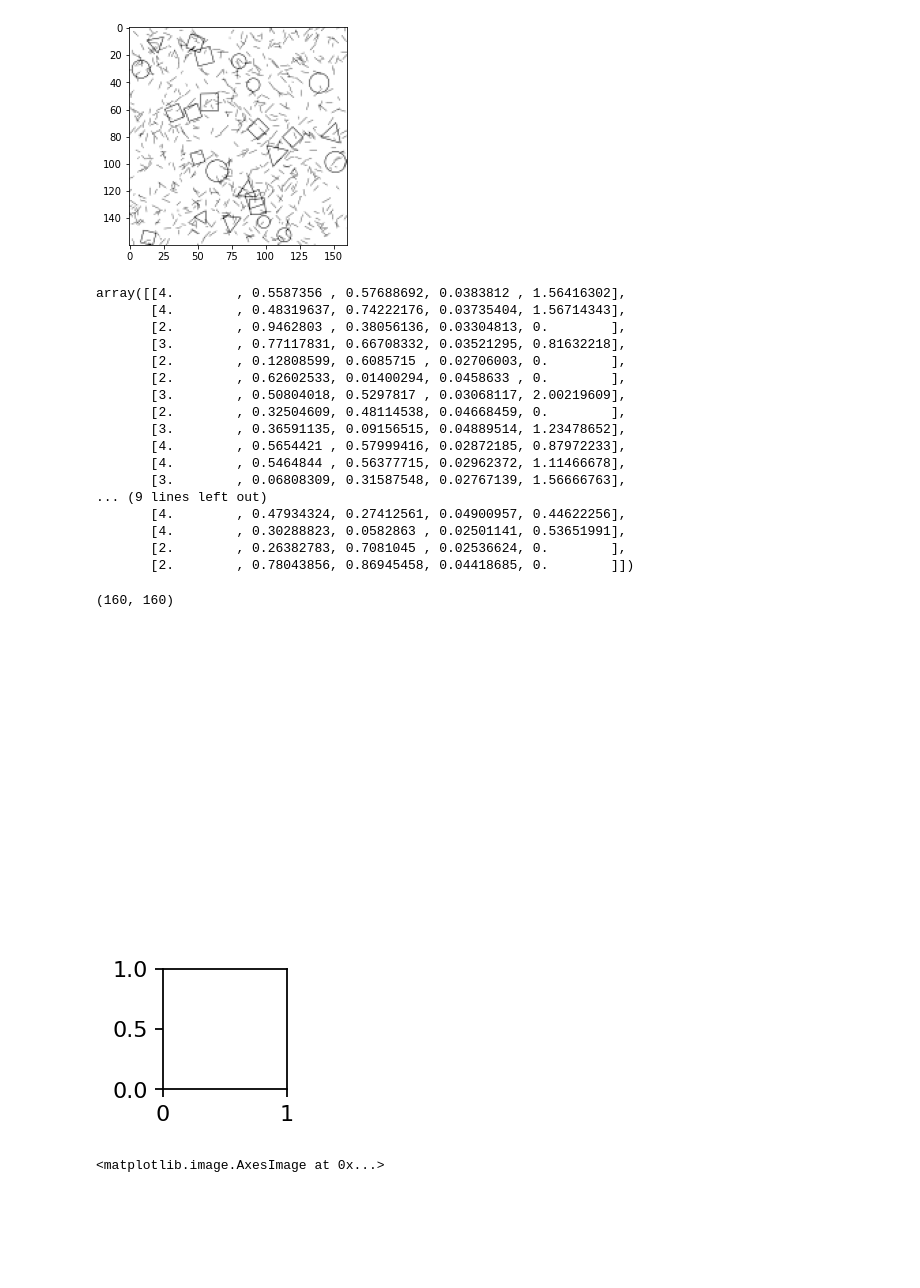
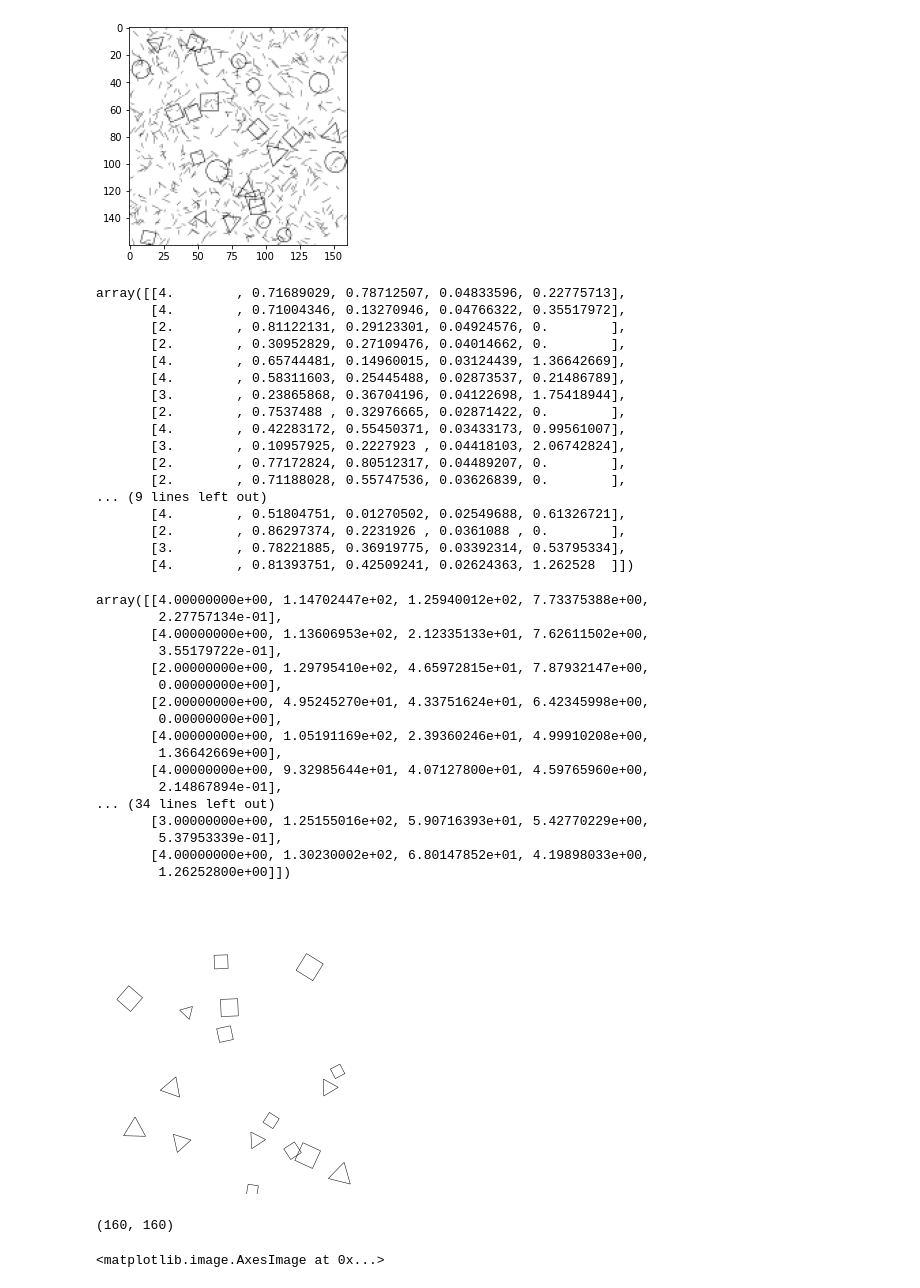
Before and after one commit to riesenn/geomsha, a Jupyter notebook: generator/geomgen.ipynb, the cells around one changed output. Cells and saved outputs as stored; diff of their text form; code cells hidden in the pictures; blank space fills up the shorter version.

```diff
--- a/generator/geomgen.ipynb
+++ b/generator/geomgen.ipynb
@@ -124,7 +124,7 @@ plt.imshow(arr)
 [figure]
 # %%
 
-def generateShapes(num_shapes=25,max_radius=1/20,min_radius=1/40,rng=np.random.default_rng(100)):
+def generateShapes(num_shapes=25,max_radius=1/20,min_radius=1/40,rng=np.random.default_rng(10)):
   params = np.zeros((num_shapes,5))
   params[:,0] = rng.integers(2,5,size=num_shapes)
   params[:,1:5] = rng.random((num_shapes,4))
@@ -140,56 +140,78 @@ def generateShapes(num_shapes=25,max_radius=1/20,min_radius=1/40,rng=np.random.d
 gen_shapes = generateShapes()
 gen_shapes
 # %% [output]
-array([[4.        , 0.5587356 , 0.57688692, 0.0383812 , 1.56416302],
-       [4.        , 0.48319637, 0.74222176, 0.03735404, 1.56714343],
-       [2.        , 0.9462803 , 0.38056136, 0.03304813, 0.        ],
-       [3.        , 0.77117831, 0.66708332, 0.03521295, 0.81632218],
-       [2.        , 0.12808599, 0.6085715 , 0.02706003, 0.        ],
-       [2.        , 0.62602533, 0.01400294, 0.0458633 , 0.        ],
-       [3.        , 0.50804018, 0.5297817 , 0.03068117, 2.00219609],
-       [2.        , 0.32504609, 0.48114538, 0.04668459, 0.        ],
-       [3.        , 0.36591135, 0.09156515, 0.04889514, 1.23478652],
-       [4.        , 0.5654421 , 0.57999416, 0.02872185, 0.87972233],
-       [4.        , 0.5464844 , 0.56377715, 0.02962372, 1.11466678],
-       [3.        , 0.06808309, 0.31587548, 0.02767139, 1.56666763],
+array([[4.        , 0.71689029, 0.78712507, 0.04833596, 0.22775713],
+       [4.        , 0.71004346, 0.13270946, 0.04766322, 0.35517972],
+       [2.        , 0.81122131, 0.29123301, 0.04924576, 0.        ],
+       [2.        , 0.30952829, 0.27109476, 0.04014662, 0.        ],
+       [4.        , 0.65744481, 0.14960015, 0.03124439, 1.36642669],
+       [4.        , 0.58311603, 0.25445488, 0.02873537, 0.21486789],
+       [3.        , 0.23865868, 0.36704196, 0.04122698, 1.75418944],
+       [2.        , 0.7537488 , 0.32976665, 0.02871422, 0.        ],
+       [4.        , 0.42283172, 0.55450371, 0.03433173, 0.99561007],
+       [3.        , 0.10957925, 0.2227923 , 0.04418103, 2.06742824],
+       [2.        , 0.77172824, 0.80512317, 0.04489207, 0.        ],
+       [2.        , 0.71188028, 0.55747536, 0.03626839, 0.        ],
 ... (9 lines left out)
-       [4.        , 0.47934324, 0.27412561, 0.04900957, 0.44622256],
-       [4.        , 0.30288823, 0.0582863 , 0.02501141, 0.53651991],
-       [2.        , 0.26382783, 0.7081045 , 0.02536624, 0.        ],
-       [2.        , 0.78043856, 0.86945458, 0.04418685, 0.        ]])
+       [4.        , 0.51804751, 0.01270502, 0.02549688, 0.61326721],
+       [2.        , 0.86297374, 0.2231926 , 0.0361088 , 0.        ],
+       [3.        , 0.78221885, 0.36919775, 0.03392314, 0.53795334],
+       [4.        , 0.81393751, 0.42509241, 0.02624363, 1.262528  ]])
+# %%
+shapes = gen_shapes.copy()
+shapes[:,1:4] = shapes[:,1:4]*im_size
+shapes
+# %% [output]
+array([[4.00000000e+00, 1.14702447e+02, 1.25940012e+02, 7.73375388e+00,
+        2.27757134e-01],
+       [4.00000000e+00, 1.13606953e+02, 2.12335133e+01, 7.62611502e+00,
+        3.55179722e-01],
+       [2.00000000e+00, 1.29795410e+02, 4.65972815e+01, 7.87932147e+00,
+        0.00000000e+00],
+       [2.00000000e+00, 4.95245270e+01, 4.33751624e+01, 6.42345998e+00,
+        0.00000000e+00],
+       [4.00000000e+00, 1.05191169e+02, 2.39360246e+01, 4.99910208e+00,
+        1.36642669e+00],
+       [4.00000000e+00, 9.32985644e+01, 4.07127800e+01, 4.59765960e+00,
+        2.14867894e-01],
+... (34 lines left out)
+       [3.00000000e+00, 1.25155016e+02, 5.90716393e+01, 5.42770229e+00,
+        5.37953339e-01],
+       [4.00000000e+00, 1.30230002e+02, 6.80147852e+01, 4.19898033e+00,
+        1.26252800e+00]])
 # %%
 def generateImage(shapes, im_size=160,lnw = 0.5):
   shapes = shapes.copy()
   shapes[:,1:4] = shapes[:,1:4]*im_size
 
+  fig, ax = plt.subplots(figsize=(4,4))
   plt.axis('scaled')
   plt.axis('off')
-  plt.subplots_adjust(bottom=0.0, left=0.0, right=1.0, top=1.0)
   plt.xlim(0, im_size)
   plt.ylim(0, im_size)
-
-  fig, ax = plt.subplots()
-  fig.set(figwidth=1, figheight=1, dpi=im_size)
+  plt.subplots_adjust(bottom=0.0, left=0.0, right=1.0, top=1.0)
 
   for s in shapes:
-    if int(s[0]) == 2:
+    if s[0] == 2:
       ax.add_patch(matplotlib.patches.Circle(s[1:3], radius=s[4], lw=lnw, fc='b', fill=False))
     else:
       ax.add_patch(matplotlib.patches.RegularPolygon(s[1:3],numVertices=int(s[0]),radius=s[3],orientation=s[4],lw=lnw,fc='b',fill=False))
 
+  plt.show()
+
   img_buf = io.BytesIO()
-  fig.savefig(img_buf, format='png', transparent=False)
+  fig.set(figwidth=1, figheight=1, dpi=im_size)
+  fig.savefig(img_buf, format='png', transparent=False, dpi=im_size)
   img = Image.open(img_buf).convert('L')
   img_buf.close()
 
   return np.asarray(img)
 
 image = generateImage(gen_shapes)
 image.shape
 # %% [output]
+[figure, new version]
 (160, 160)
-[figure, old version]
-[figure, removed]
 # %%
 from PIL import Image, ImageDraw
 
```
Also changed, not shown: parts of 1 cell of this notebook.
